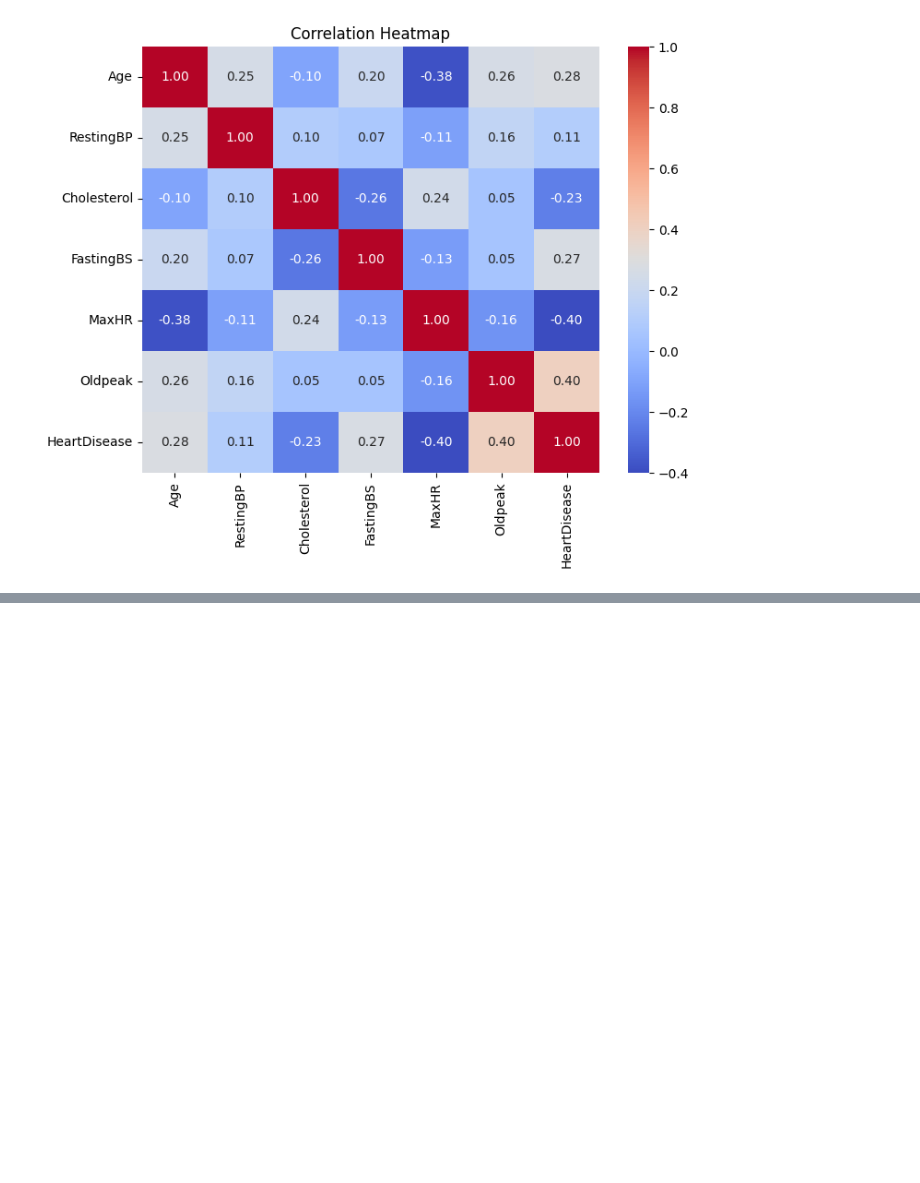
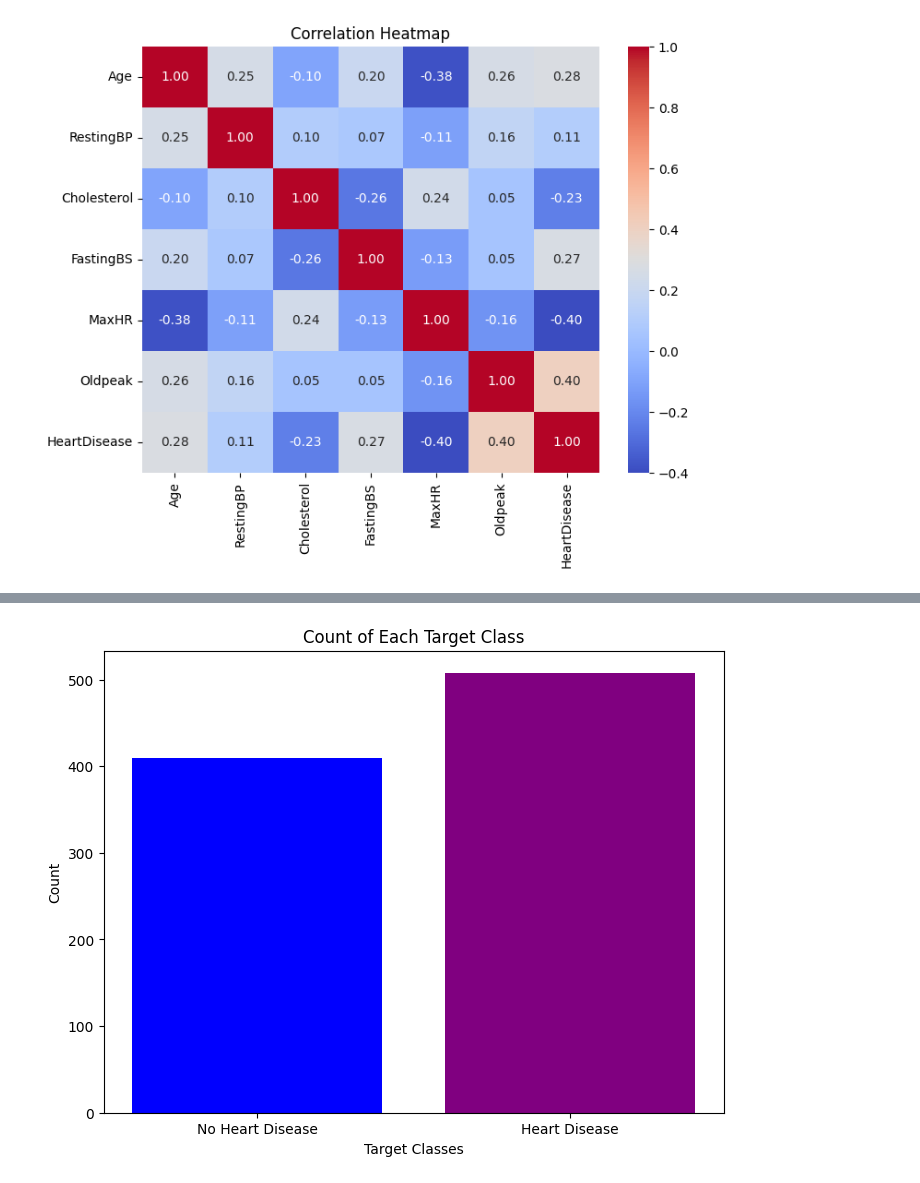
Before and after one commit to Habtom1999/Data-Analytics-Capstone, a Jupyter notebook: Data Preparation.ipynb, the cells around one changed output, grey strips where cells are left out. Cells and saved outputs as stored; diff of their text form; code cells hidden in the pictures; blank space fills up the shorter version.

```diff
--- a/Data Preparation.ipynb
+++ b/Data Preparation.ipynb
@@ -184,0 +233,29 @@ plt.show()
+# %%
+import pandas as pd
+import matplotlib.pyplot as plt
+
+# Load the dataset
+# Make sure to replace the file path with the correct path to your dataset
+df = pd.read_csv(r'C:\Capstone Project\Module 1\Data-Analytics-Capstone\Data\heart.csv')  # Corrected the syntax
+
+# Set the figure size
+plt.rcParams['figure.figsize'] = (8, 6)
+
+# Count the unique values in the 'Heart Disease' column
+Heart_Disease_counts = df['HeartDisease'].value_counts()
+
+# Create the bar plot
+plt.bar(Heart_Disease_counts.index, Heart_Disease_counts.values, color=['purple', 'blue'])
+
+# Set the x-ticks to reflect target classes
+plt.xticks([0, 1], ['No Heart Disease', 'Heart Disease'])  # Labeling the classes
+
+# Labeling the axes and the title
+plt.xlabel('Target Classes')
+plt.ylabel('Count')
+plt.title('Count of Each Target Class')
+
+# Display the plot
+plt.show()
+# %% [output]
+[figure, added]
```
Also changed, not shown: parts of 7 cells of this notebook.
